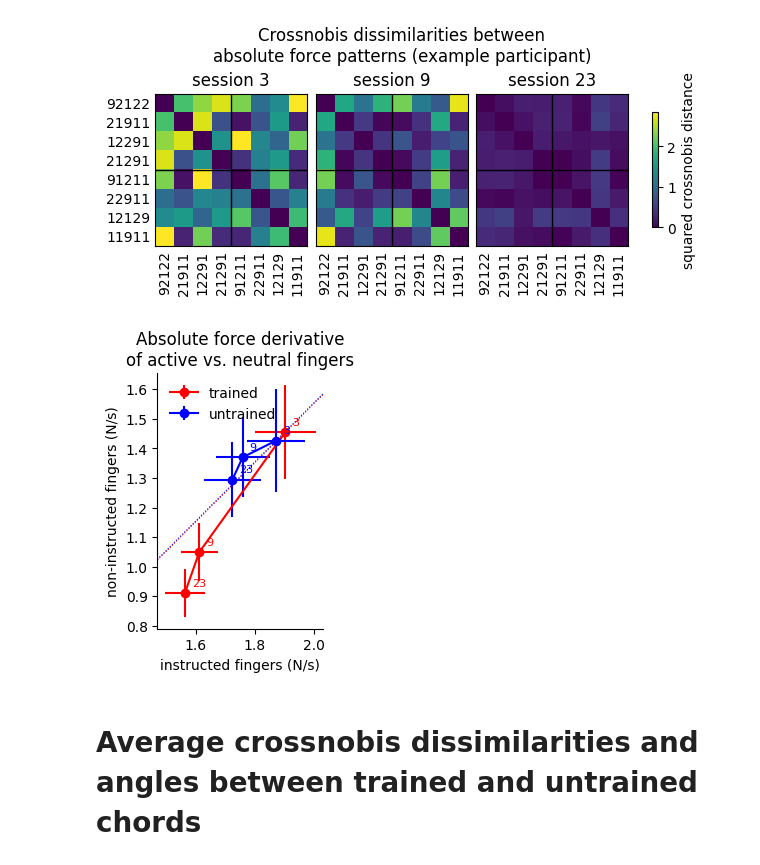
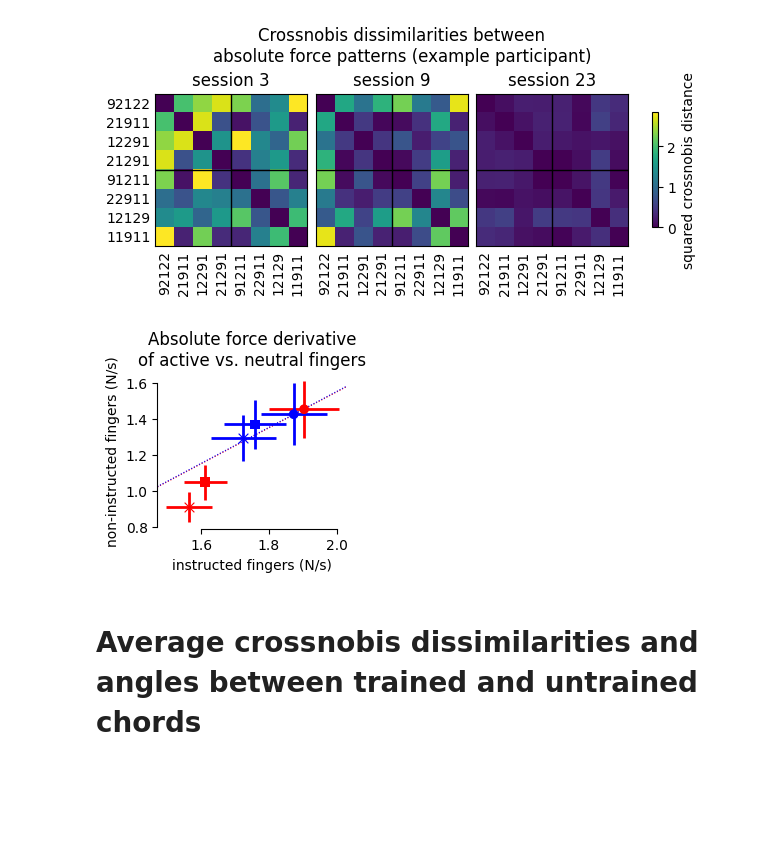
Before and after one commit to mnlmrc/EFC_learningfMRI, a Jupyter notebook: notebooks/pattern_force.ipynb, the cells around one changed output. Cells and saved outputs as stored; diff of their text form; code cells hidden in the pictures; blank space fills up the shorter version.

```diff
--- a/notebooks/pattern_force.ipynb
+++ b/notebooks/pattern_force.ipynb
@@ -84,42 +84,47 @@ digit = [str(chordID)[fingers.index(finger)] for chordID, finger in zip(force_lo
 force_long['instructed'] = np.where(np.array(digit) == '9', 'non-instructed', 'instructed')
 
 # one value per participant, session, chord set and finger type
 force_instr = force_long.groupby(['subNum', 'session', 'chord', 'instructed'])['force_der'].mean().reset_index()
 
 # instructed and non-instructed side by side, one row per participant, session and chord set
 force_instr_w = force_instr.pivot(index=['subNum', 'session', 'chord'], columns='instructed', values='force_der').reset_index()
 
 # mean and SEM across participants, per session and chord set
 force_instr_avg = force_instr_w.groupby(['session', 'chord'])[['instructed', 'non-instructed']].agg(['mean', 'sem']).reset_index()
 
-fig, ax = plt.subplots(figsize=(4, 3.5), constrained_layout=True)
+markers = ['o', 's', 'x']   # one per session
+
+fig, ax = plt.subplots(figsize=(2.5, 2.5), constrained_layout=True)
 
 for chord, color in zip(hue_order, palette):
     d = force_instr_avg[force_instr_avg.chord == chord]
     ax.errorbar(d['instructed', 'mean'], d['non-instructed', 'mean'],
                 xerr=d['instructed', 'sem'], yerr=d['non-instructed', 'sem'],
-                color=color, marker='o', label=chord)
+                color=color, ls='none', elinewidth=2, label=chord)
 
-    # label each point with its session
-    for x, y, sess in zip(d['instructed', 'mean'], d['non-instructed', 'mean'], d.session):
-        ax.annotate(sess, (x, y), xytext=(5, 5), textcoords='offset points', color=color, fontsize=8)
+    # one marker per session
+    for sess, marker in zip(gl.sessions, markers):
+        ds = d[d.session == sess]
+        ax.scatter(ds['instructed', 'mean'], ds['non-instructed', 'mean'], color=color, marker=marker, s=49, edgecolor='none', linewidth=.8, zorder=3)
 
     # slope-1 line through session 3
     first = d[d.session == gl.sessions[0]]
     ax.axline((first['instructed', 'mean'].item(), first['non-instructed', 'mean'].item()), slope=1, color=color, lw=.8, ls=':')
 
 # ax.set_ylim(.8, 2)
 # ax.set_xlim(.8, 2)
-ax.set_aspect('equal')
+ax.set_aspect('auto')
 ax.set_xlabel('instructed fingers (N/s)')
 ax.set_ylabel('non-instructed fingers (N/s)')
-ax.legend(frameon=False, loc='upper left')
-sb.despine(ax=ax)
+# ax.legend(frameon=False, loc='upper left')
+sb.despine(ax=ax, trim=True)
 ax.set_title('Absolute force derivative\nof active vs. neutral fingers')
 
+fig.savefig('figures/force_der_active_vs_neutral.pdf')
+
 plt.show()
 # %% [output]
-[figure, old version]
+[figure, new version]
 # %% [markdown]
 # Average crossnobis dissimilarities and angles between trained and untrained chords
 # %%
```
Also changed, not shown: parts of 3 cells of this notebook.
